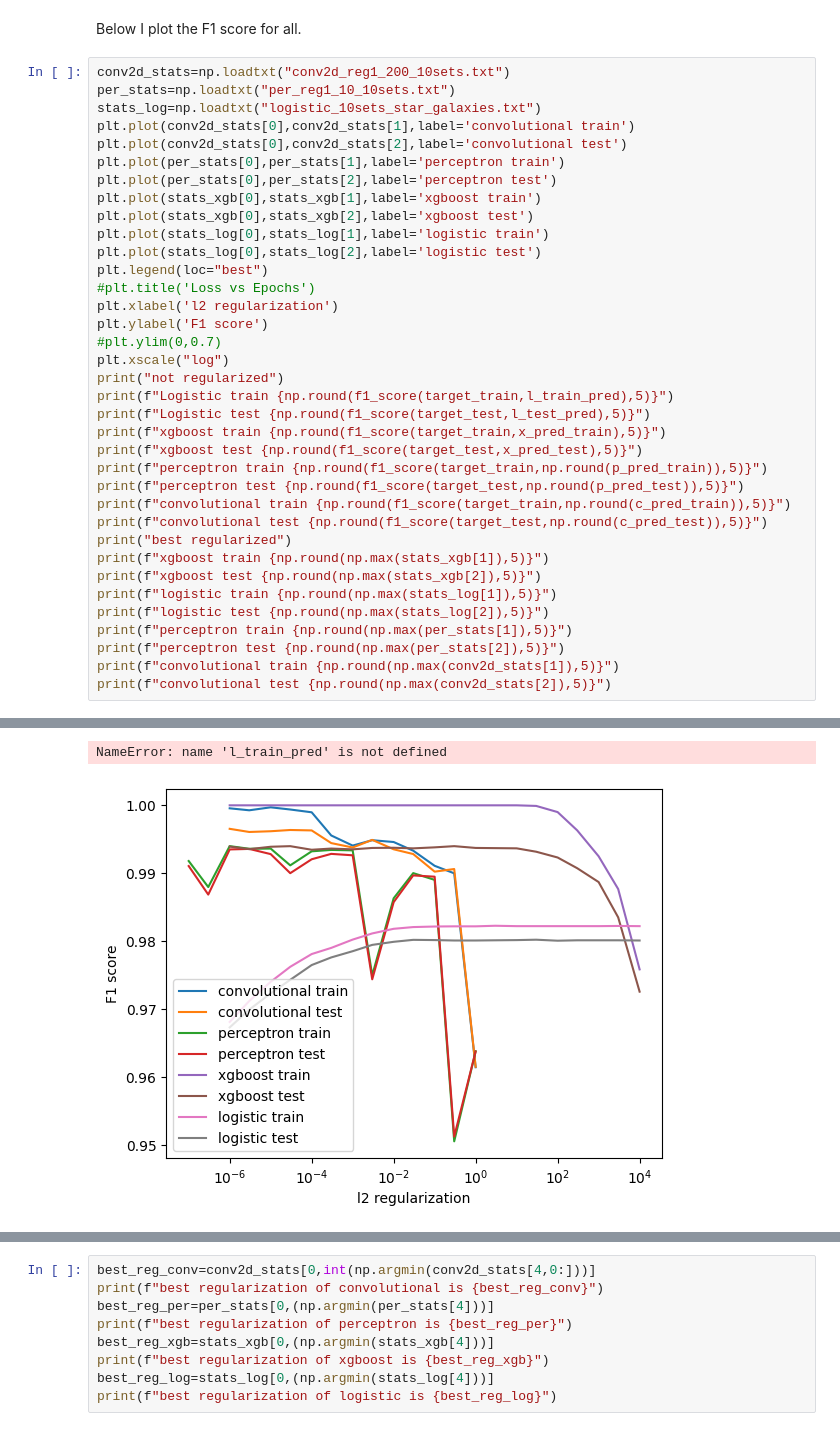
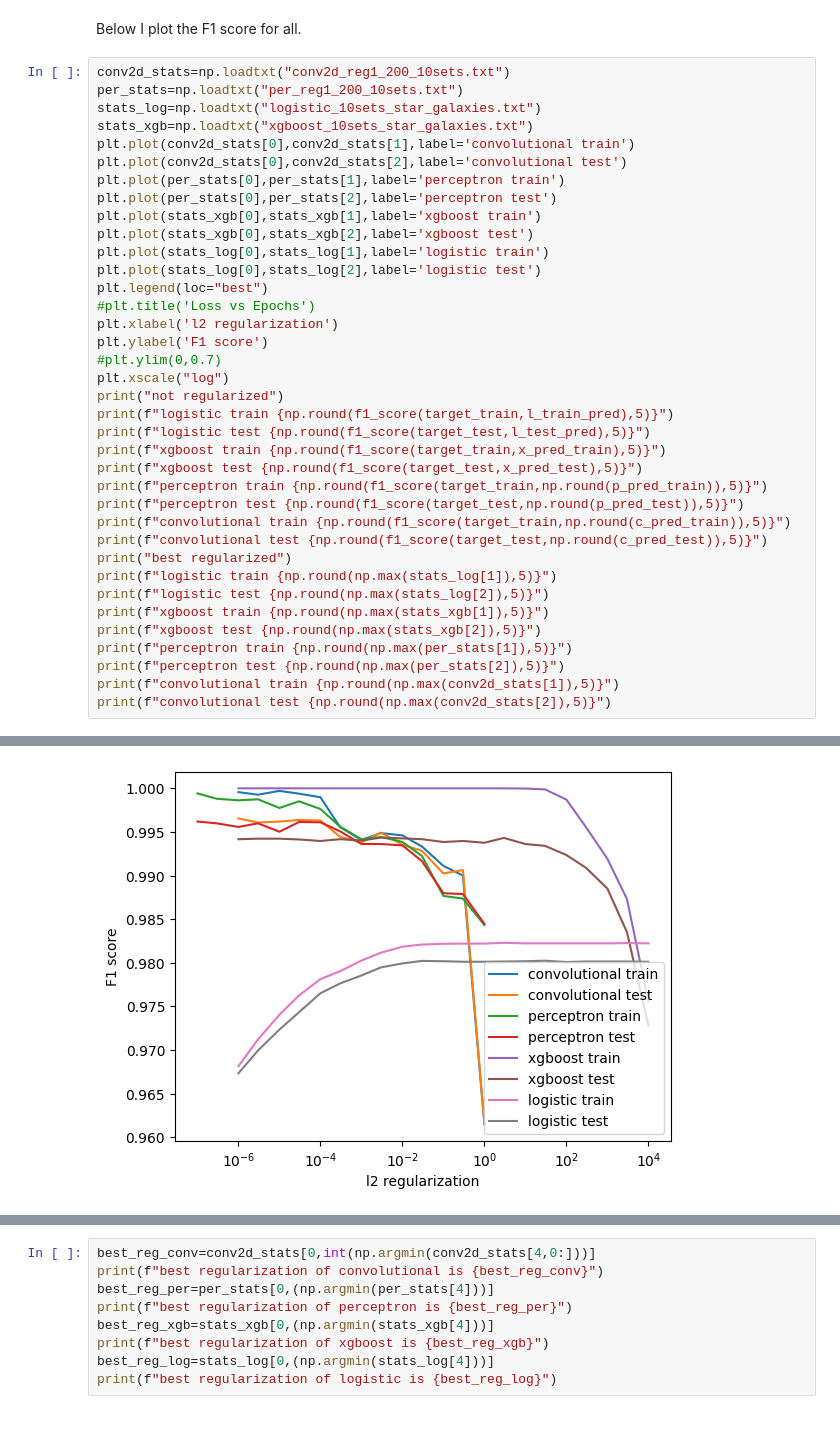
Before and after one commit to tkfritz/astro_images, a Jupyter notebook: star_galaxy_fit2.ipynb, the cells around one changed output, grey strips where cells are left out. Drawn from its saved outputs; the diff is of its cells as text.

```diff
--- a/star_galaxy_fit2.ipynb
+++ b/star_galaxy_fit2.ipynb
@@ -756,8 +687,9 @@ doing l2 regularization 10000
 Below I plot the F1 score for all.
 # %%
 conv2d_stats=np.loadtxt("conv2d_reg1_200_10sets.txt")
-per_stats=np.loadtxt("per_reg1_10_10sets.txt")
+per_stats=np.loadtxt("per_reg1_200_10sets.txt")
 stats_log=np.loadtxt("logistic_10sets_star_galaxies.txt")
+stats_xgb=np.loadtxt("xgboost_10sets_star_galaxies.txt")
 plt.plot(conv2d_stats[0],conv2d_stats[1],label='convolutional train')
 plt.plot(conv2d_stats[0],conv2d_stats[2],label='convolutional test')
 plt.plot(per_stats[0],per_stats[1],label='perceptron train')
@@ -773,8 +705,8 @@ plt.ylabel('F1 score')
 #plt.ylim(0,0.7)
 plt.xscale("log")
 print("not regularized")
-print(f"Logistic train {np.round(f1_score(target_train,l_train_pred),5)}")
-print(f"Logistic test {np.round(f1_score(target_test,l_test_pred),5)}")
+print(f"logistic train {np.round(f1_score(target_train,l_train_pred),5)}")
+print(f"logistic test {np.round(f1_score(target_test,l_test_pred),5)}")
 print(f"xgboost train {np.round(f1_score(target_train,x_pred_train),5)}")
 print(f"xgboost test {np.round(f1_score(target_test,x_pred_test),5)}")
 print(f"perceptron train {np.round(f1_score(target_train,np.round(p_pred_train)),5)}")
@@ -782,10 +714,10 @@ print(f"perceptron test {np.round(f1_score(target_test,np.round(p_pred_test)),5)
 print(f"convolutional train {np.round(f1_score(target_train,np.round(c_pred_train)),5)}")
 print(f"convolutional test {np.round(f1_score(target_test,np.round(c_pred_test)),5)}")
 print("best regularized")
+print(f"logistic train {np.round(np.max(stats_log[1]),5)}")
+print(f"logistic test {np.round(np.max(stats_log[2]),5)}")
 print(f"xgboost train {np.round(np.max(stats_xgb[1]),5)}")
 print(f"xgboost test {np.round(np.max(stats_xgb[2]),5)}")
-print(f"logistic train {np.round(np.max(stats_log[1]),5)}")
-print(f"logistic test {np.round(np.max(stats_log[2]),5)}")
 print(f"perceptron train {np.round(np.max(per_stats[1]),5)}")
 print(f"perceptron test {np.round(np.max(per_stats[2]),5)}")
 print(f"convolutional train {np.round(np.max(conv2d_stats[1]),5)}")
@@ -795,3 +744,2 @@ not regularized
-NameError: name 'l_train_pred' is not defined
-[figure, old version]
+[figure, new version]
 # %% [markdown]
```
Also changed, not shown: parts of 21 cells of this notebook.
